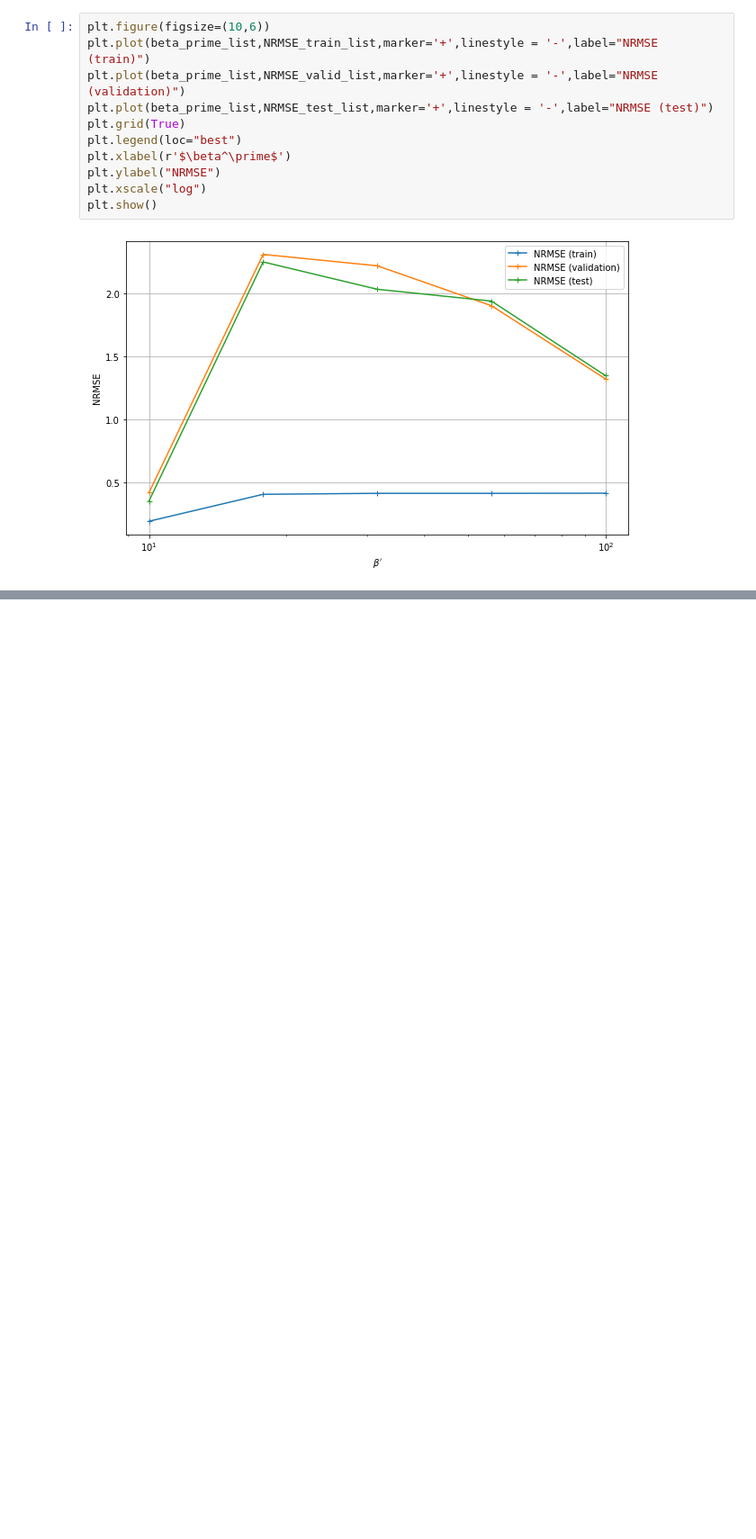
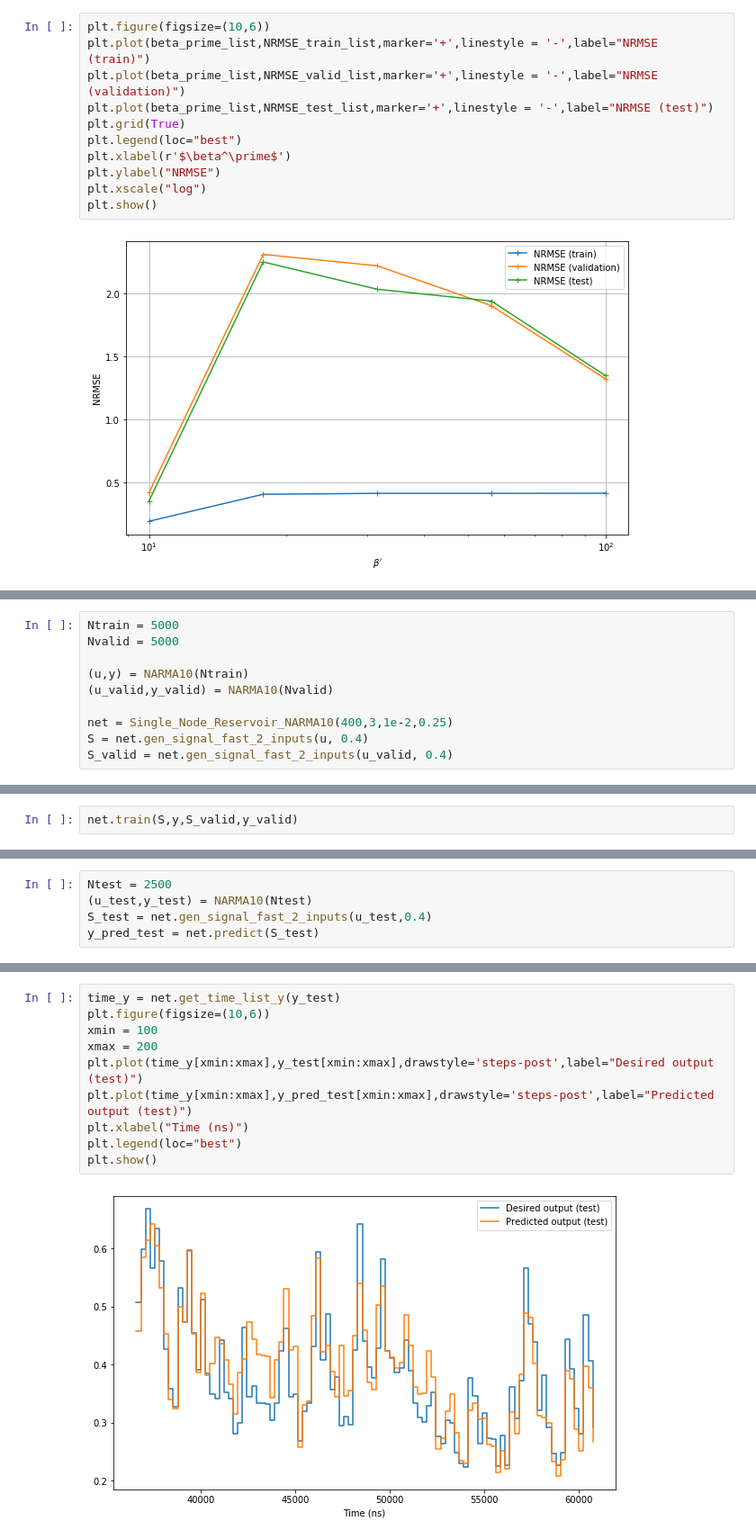
Before and after one commit to spintronic-computing-group/spnc, a Jupyter notebook: notebooks/SPNC-anisotropy/SP_anisotropy_learning.ipynb, the cells around one changed output, grey strips where cells are left out. Shown at 90% size. Cells and saved outputs as stored; diff of their text form; blank space fills up the shorter version.

```diff
--- a/notebooks/SPNC-anisotropy/SP_anisotropy_learning.ipynb
+++ b/notebooks/SPNC-anisotropy/SP_anisotropy_learning.ipynb
@@ -1080,0 +1161,10 @@ np.std(A)
+# %%
+Ntrain = 5000
+Nvalid = 5000
+
+(u,y) = NARMA10(Ntrain)
+(u_valid,y_valid) = NARMA10(Nvalid)
+
+net = Single_Node_Reservoir_NARMA10(400,3,1e-2,0.25)
+S = net.gen_signal_fast_2_inputs(u, 0.4)
+S_valid = net.gen_signal_fast_2_inputs(u_valid, 0.4)
@@ -1080,0 +1189,2 @@ np.std(A)
+# %%
+net.train(S,y,S_valid,y_valid)
@@ -1080,0 +1212,5 @@ np.std(A)
+# %%
+Ntest = 2500
+(u_test,y_test) = NARMA10(Ntest)
+S_test = net.gen_signal_fast_2_inputs(u_test,0.4)
+y_pred_test = net.predict(S_test)
@@ -1080,0 +1235,12 @@ np.std(A)
+# %%
+time_y = net.get_time_list_y(y_test)
+plt.figure(figsize=(10,6))
+xmin = 100
+xmax = 200
+plt.plot(time_y[xmin:xmax],y_test[xmin:xmax],drawstyle='steps-post',label="Desired output (test)")
+plt.plot(time_y[xmin:xmax],y_pred_test[xmin:xmax],drawstyle='steps-post',label="Predicted output (test)")
+plt.xlabel("Time (ns)")
+plt.legend(loc="best")
+plt.show()
+# %% [output]
+[figure, added]
```
Also changed, not shown: parts of 51 cells of this notebook, 1 other file.
